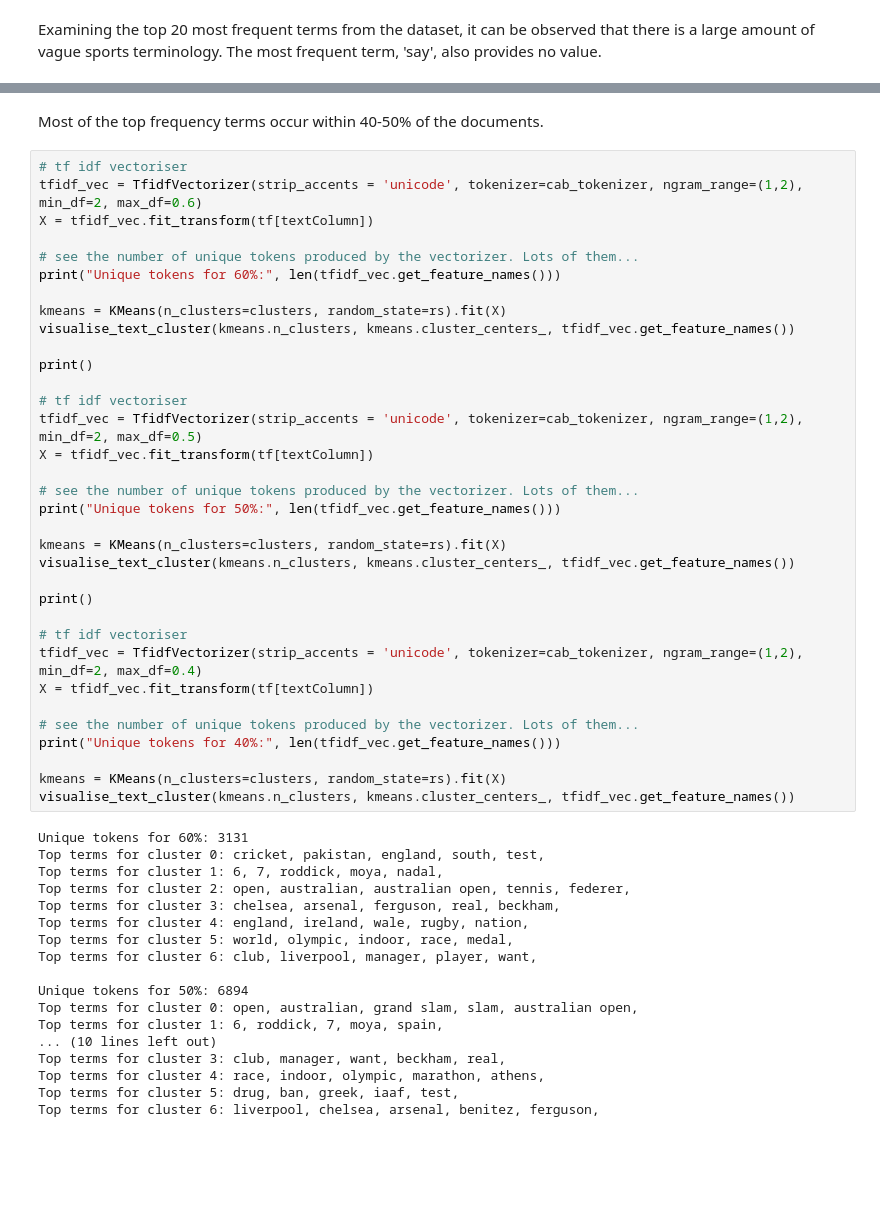
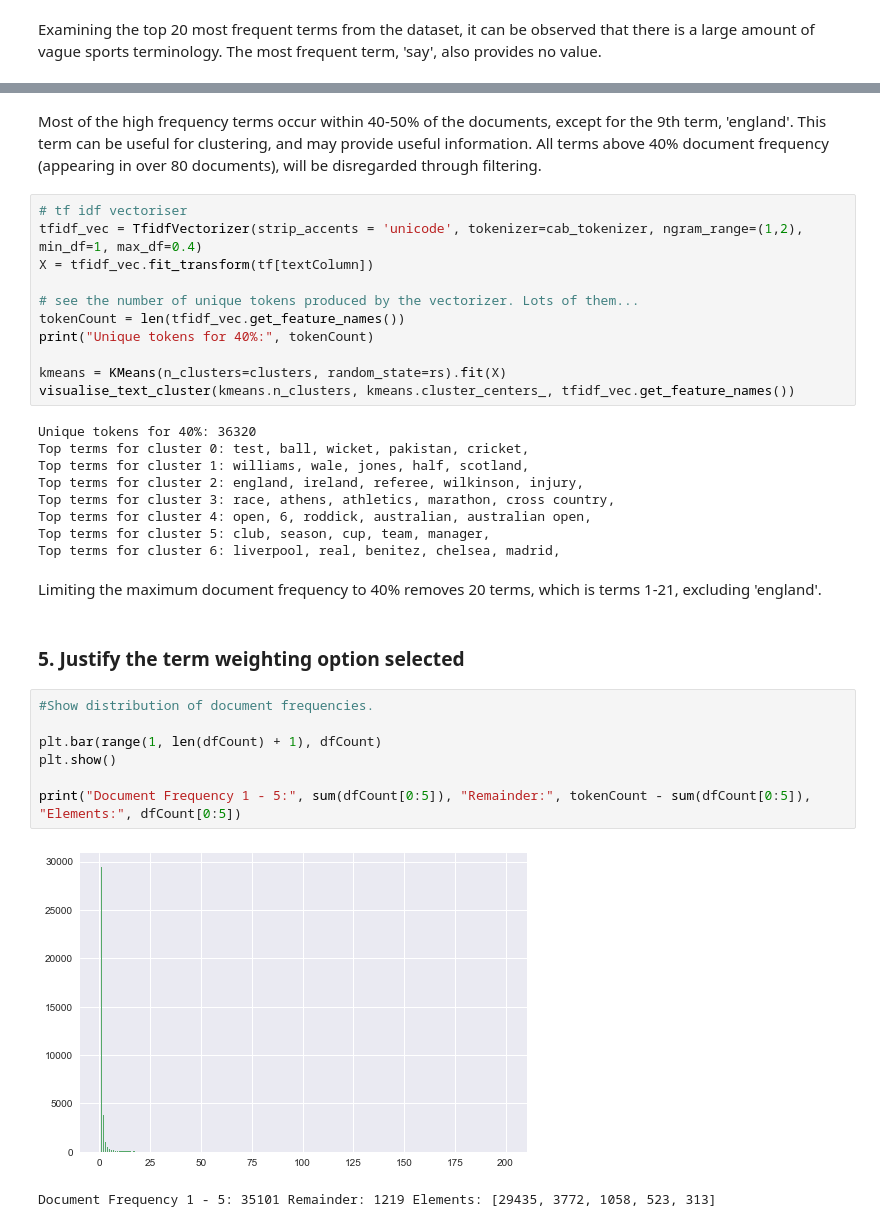
Before and after one commit to Minimaximize/QUT-IFN645-CaseStudy2, a Jupyter notebook: casestudy2.ipynb, the cells around one changed output, grey strips where cells are left out. Cells and saved outputs as stored; diff of their text form; blank space fills up the shorter version.

```diff
--- a/casestudy2.ipynb
+++ b/casestudy2.ipynb
@@ -617,54 +616,36 @@ print(count)
-# %% [markdown]
-Most of the top frequency terms occur within 40-50% of the documents.
+# %% [markdown]
+Most of the high frequency terms occur within 40-50% of the documents, except for the 9th term, 'england'. This term can be useful for clustering, and may provide useful information. All terms above 40% document frequency (appearing in over 80 documents), will be disregarded through filtering.
 # %%
 # tf idf vectoriser
-tfidf_vec = TfidfVectorizer(strip_accents = 'unicode', tokenizer=cab_tokenizer, ngram_range=(1,2), min_df=2, max_df=0.6)
+tfidf_vec = TfidfVectorizer(strip_accents = 'unicode', tokenizer=cab_tokenizer, ngram_range=(1,2), min_df=1, max_df=0.4)
 X = tfidf_vec.fit_transform(tf[textColumn])
 
 # see the number of unique tokens produced by the vectorizer. Lots of them...
-print("Unique tokens for 60%:", len(tfidf_vec.get_feature_names()))
+tokenCount = len(tfidf_vec.get_feature_names())
+print("Unique tokens for 40%:", tokenCount)
 
 kmeans = KMeans(n_clusters=clusters, random_state=rs).fit(X)
 visualise_text_cluster(kmeans.n_clusters, kmeans.cluster_centers_, tfidf_vec.get_feature_names())
-
-print()
-
-# tf idf vectoriser
-tfidf_vec = TfidfVectorizer(strip_accents = 'unicode', tokenizer=cab_tokenizer, ngram_range=(1,2), min_df=2, max_df=0.5)
-X = tfidf_vec.fit_transform(tf[textColumn])
-
-# see the number of unique tokens produced by the vectorizer. Lots of them...
-print("Unique tokens for 50%:", len(tfidf_vec.get_feature_names()))
-
-kmeans = KMeans(n_clusters=clusters, random_state=rs).fit(X)
-visualise_text_cluster(kmeans.n_clusters, kmeans.cluster_centers_, tfidf_vec.get_feature_names())
-
-print()
-
-# tf idf vectoriser
-tfidf_vec = TfidfVectorizer(strip_accents = 'unicode', tokenizer=cab_tokenizer, ngram_range=(1,2), min_df=2, max_df=0.4)
-X = tfidf_vec.fit_transform(tf[textColumn])
-
-# see the number of unique tokens produced by the vectorizer. Lots of them...
-print("Unique tokens for 40%:", len(tfidf_vec.get_feature_names()))
-
-kmeans = KMeans(n_clusters=clusters, random_state=rs).fit(X)
-visualise_text_cluster(kmeans.n_clusters, kmeans.cluster_centers_, tfidf_vec.get_feature_names())
 # %% [output]
-Unique tokens for 60%: 3131
-Top terms for cluster 0: cricket, pakistan, england, south, test,
-Top terms for cluster 1: 6, 7, roddick, moya, nadal,
-Top terms for cluster 2: open, australian, australian open, tennis, federer,
-Top terms for cluster 3: chelsea, arsenal, ferguson, real, beckham,
-Top terms for cluster 4: england, ireland, wale, rugby, nation,
-Top terms for cluster 5: world, olympic, indoor, race, medal,
-Top terms for cluster 6: club, liverpool, manager, player, want,
-
-Unique tokens for 50%: 6894
-Top terms for cluster 0: open, australian, grand slam, slam, australian open,
-Top terms for cluster 1: 6, roddick, 7, moya, spain,
-... (10 lines left out)
-Top terms for cluster 3: club, manager, want, beckham, real,
-Top terms for cluster 4: race, indoor, olympic, marathon, athens,
-Top terms for cluster 5: drug, ban, greek, iaaf, test,
-Top terms for cluster 6: liverpool, chelsea, arsenal, benitez, ferguson,
+Unique tokens for 40%: 36320
+Top terms for cluster 0: test, ball, wicket, pakistan, cricket,
+Top terms for cluster 1: williams, wale, jones, half, scotland,
+Top terms for cluster 2: england, ireland, referee, wilkinson, injury,
+Top terms for cluster 3: race, athens, athletics, marathon, cross country,
+Top terms for cluster 4: open, 6, roddick, australian, australian open,
+Top terms for cluster 5: club, season, cup, team, manager,
+Top terms for cluster 6: liverpool, real, benitez, chelsea, madrid,
+# %% [markdown]
+Limiting the maximum document frequency to 40% removes 20 terms, which is terms 1-21, excluding 'england'.
+# %% [markdown]
+### 5. Justify the term weighting option selected
+# %%
+#Show distribution of document frequencies.
+
+plt.bar(range(1, len(dfCount) + 1), dfCount)
+plt.show()
+
+print("Document Frequency 1 - 5:", sum(dfCount[0:5]), "Remainder:", tokenCount - sum(dfCount[0:5]),  "Elements:", dfCount[0:5])
+# %% [output]
+[figure, added]
+Document Frequency 1 - 5: 35101 Remainder: 1219 Elements: [29435, 3772, 1058, 523, 313]
```
Also changed, not shown: parts of 2 cells of this notebook.
